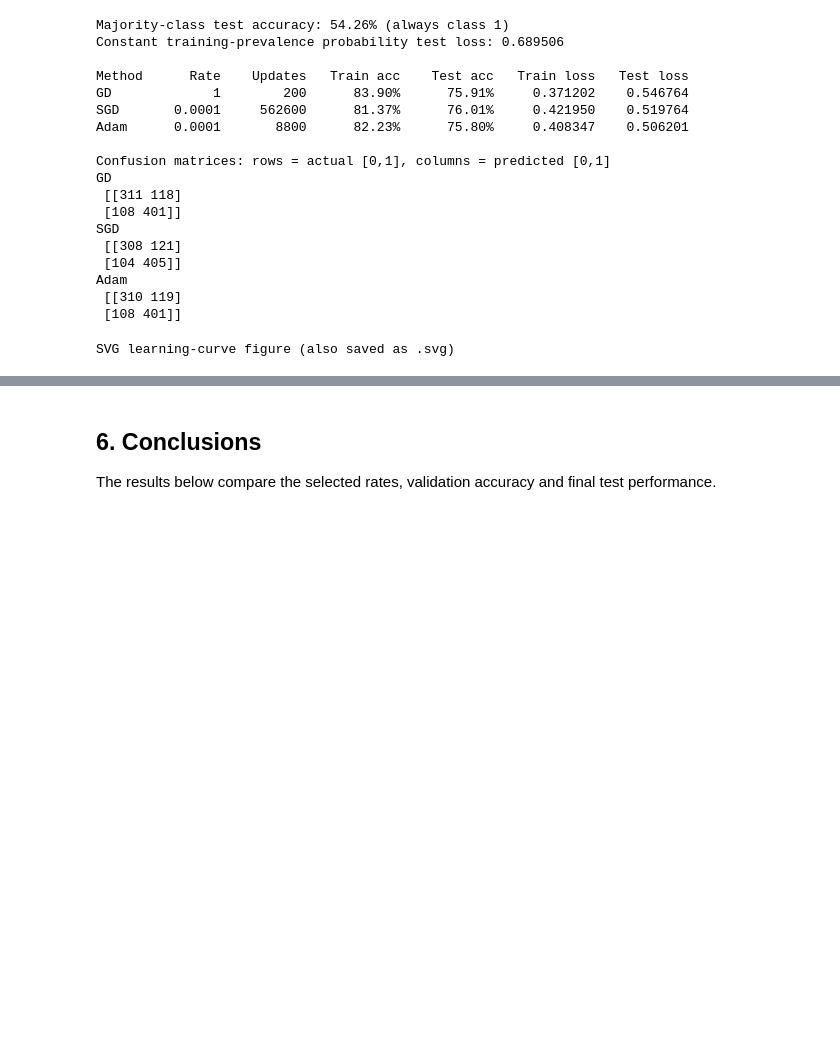
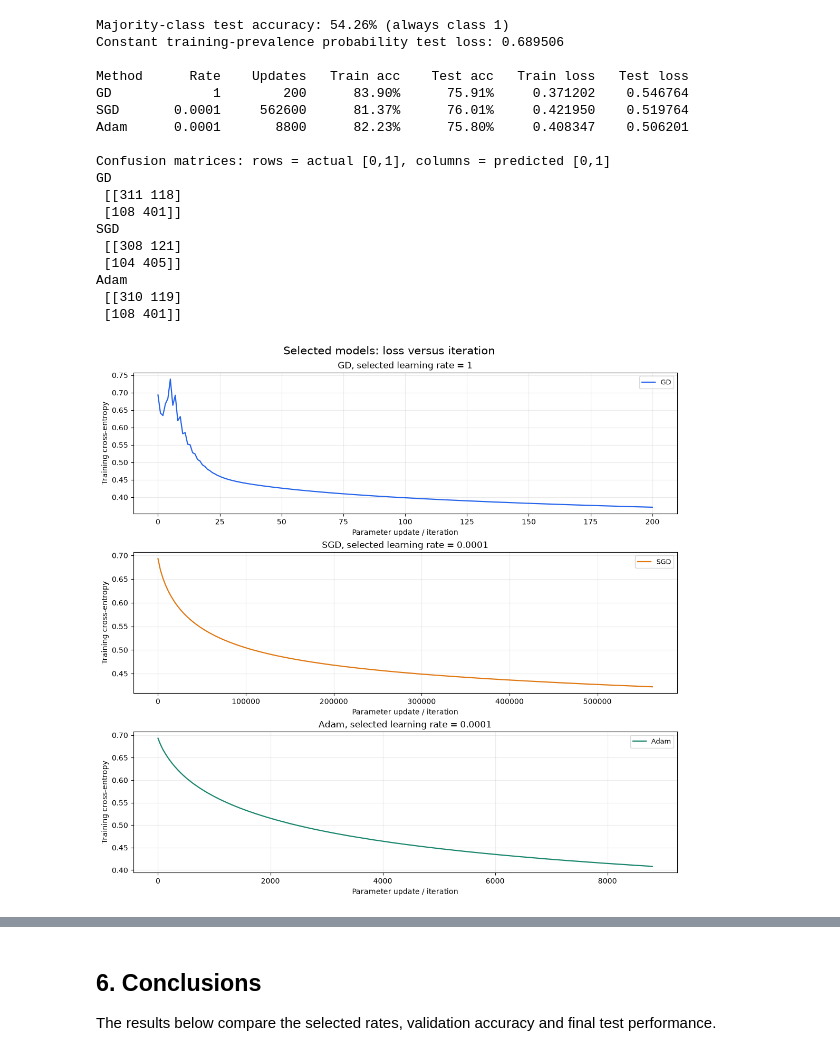
Before and after one commit to HazemDaw/MLT-Task-3-Hazem-Daw, a Jupyter notebook: Task_3_Hazem_Daw_Group_J4132.ipynb, the cells around one changed output, grey strips where cells are left out. Drawn from its saved outputs; the diff is of its cells as text; code cells hidden in the pictures; blank space fills up the shorter version.

```diff
--- a/Task_3_Hazem_Daw_Group_J4132.ipynb
+++ b/Task_3_Hazem_Daw_Group_J4132.ipynb
@@ -516,12 +466,12 @@ Adam
 # %%
 comparison_panels = []
 for method, run in final_models.items():
     comparison_panels.append((f"{method}, selected learning rate = {run['learning_rate']:g}",
         [(method, run["history"]["updates"], run["history"]["train_loss"])]))
-plot_svg(comparison_panels, "figures/final_loss_iterations.svg", "Selected models: loss versus iteration",
+plot_curves(comparison_panels, "figures/final_loss_iterations.png", "Selected models: loss versus iteration",
          "Parameter update / iteration", "Training cross-entropy")
 # %% [output]
-SVG learning-curve figure (also saved as .svg)
+[figure, added]
 # %%
 epoch_series = [(method, run["history"]["epoch"], run["history"]["train_loss"])
                 for method, run in final_models.items()]
```
Also changed, not shown: parts of 8 cells of this notebook, 13 other files.
